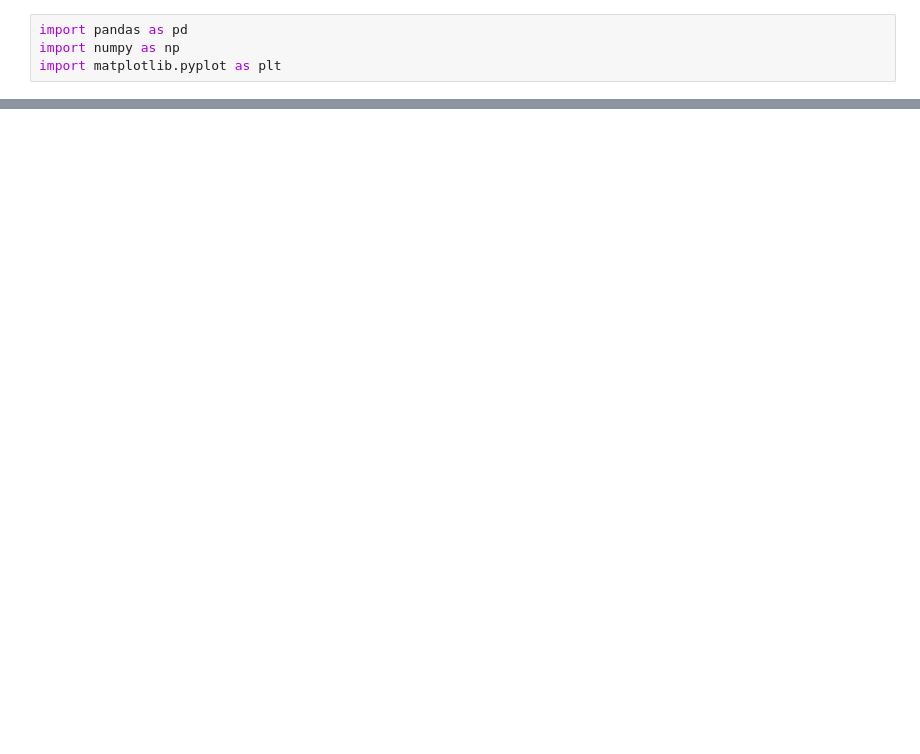
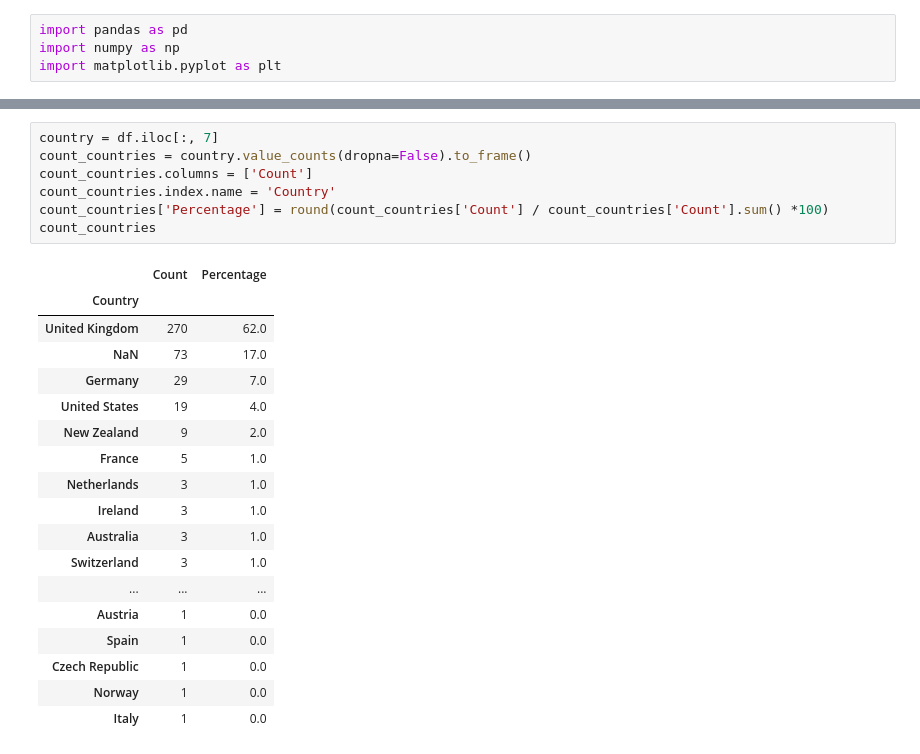
Before and after one commit to softwaresaved/survey_additional_analysis, a Jupyter notebook: dropping_participants_process.ipynb, the cells around one changed output, grey strips where cells are left out. Saved outputs shown, nothing was run; the diff lists cells and outputs as text; blank space fills up the shorter version.

```diff
--- a/dropping_participants_process.ipynb
+++ b/dropping_participants_process.ipynb
@@ -28,0 +74,26 @@ tab
+# %%
+country = df.iloc[:, 7]
+count_countries = country.value_counts(dropna=False).to_frame()
+count_countries.columns = ['Count']
+count_countries.index.name = 'Country'
+count_countries['Percentage'] = round(count_countries['Count'] / count_countries['Count'].sum() *100)
+count_countries
+# %% [output]
+|  | Count | Percentage |
+| Country |  |  |
+| United Kingdom | 270 | 62.0 |
+| NaN | 73 | 17.0 |
+| Germany | 29 | 7.0 |
+| United States | 19 | 4.0 |
+| New Zealand | 9 | 2.0 |
+| France | 5 | 1.0 |
+| Netherlands | 3 | 1.0 |
+| Ireland | 3 | 1.0 |
+| Australia | 3 | 1.0 |
+| Switzerland | 3 | 1.0 |
+| ... | ... | ... |
+| Austria | 1 | 0.0 |
+| Spain | 1 | 0.0 |
+| Czech Republic | 1 | 0.0 |
+| Norway | 1 | 0.0 |
+| Italy | 1 | 0.0 |
```
Also changed, not shown: parts of 25 cells of this notebook.
